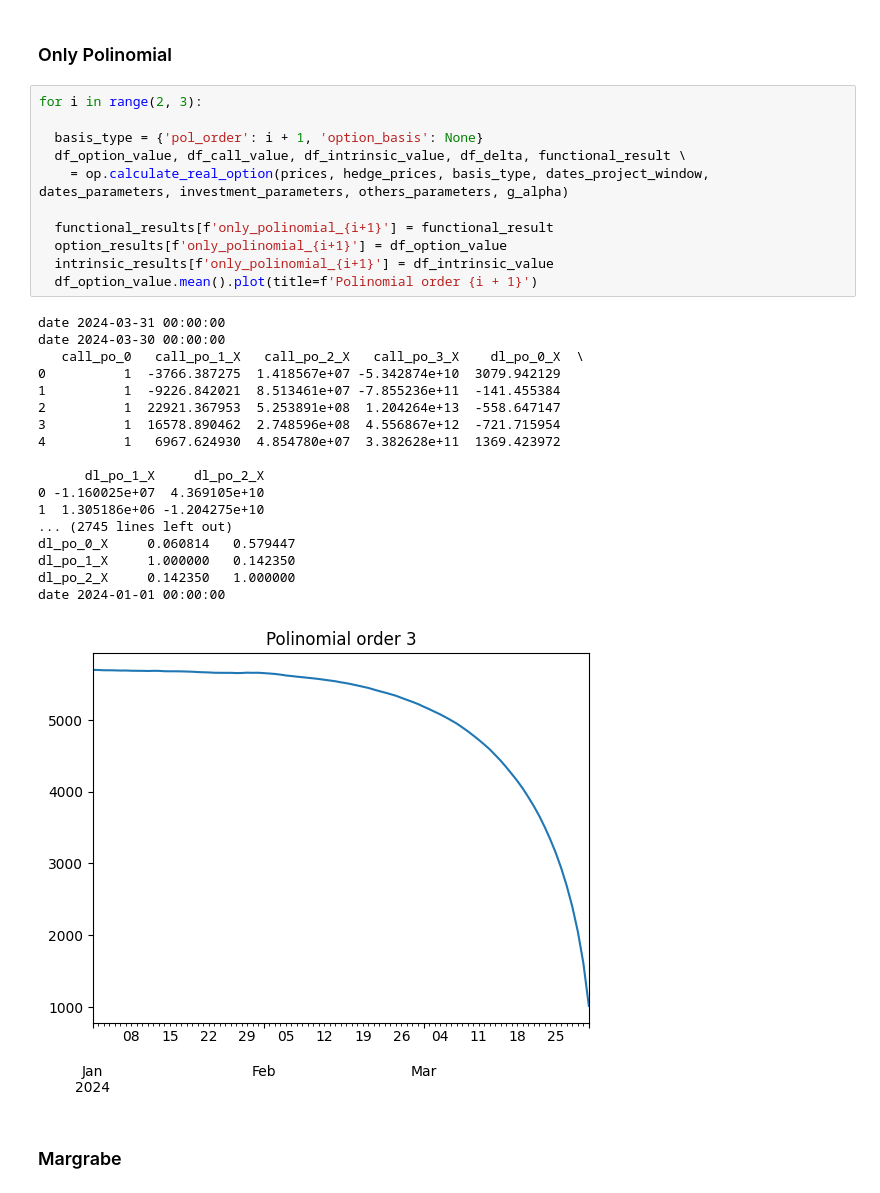
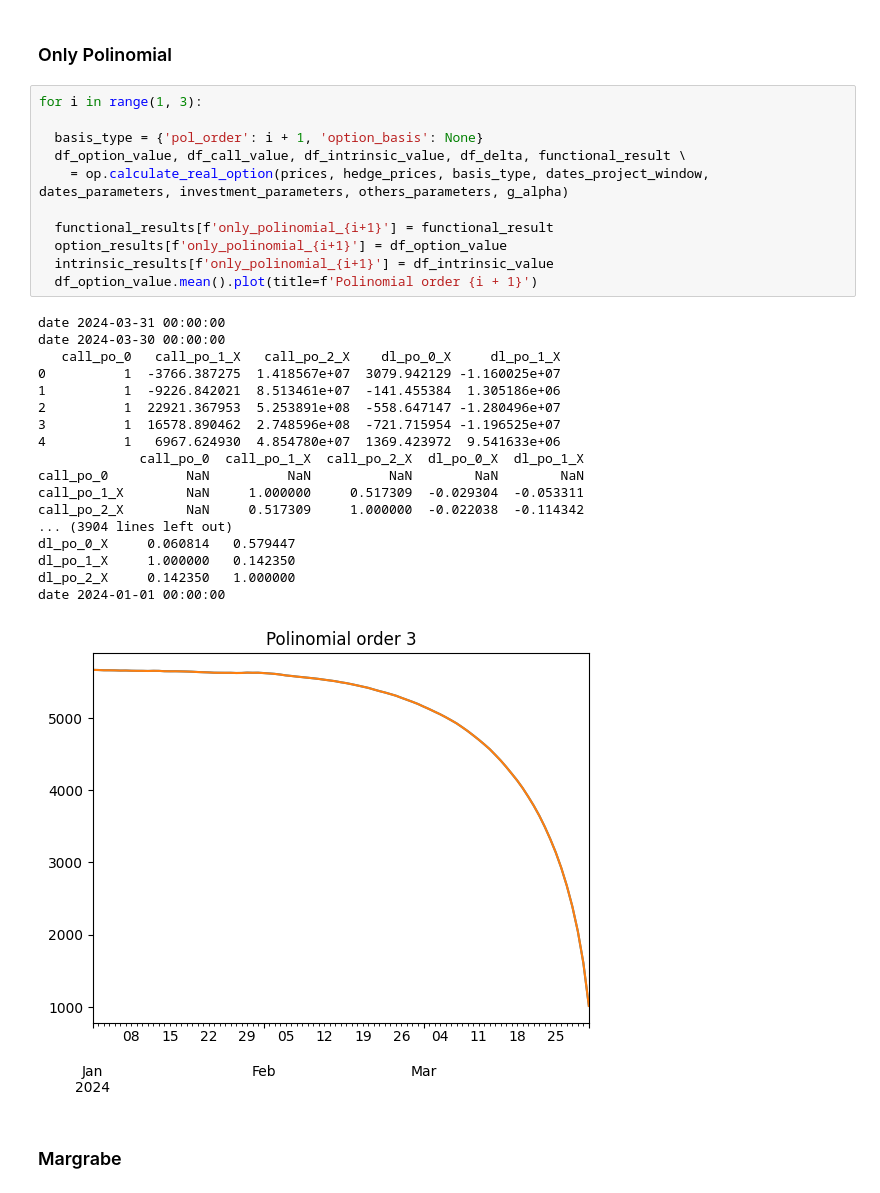
Before and after one commit to amacias-afma/montecarlohedge, a Jupyter notebook: main.ipynb, the cells around one changed output. Drawn from its saved outputs; the diff is of its cells as text.

```diff
--- a/main.ipynb
+++ b/main.ipynb
@@ -245,35 +245,35 @@ intrinsic_results = {}
 # %% [markdown]
 ### Only Polinomial
 # %%
-for i in range(2, 3):
+for i in range(1, 3):
 
   basis_type = {'pol_order': i + 1, 'option_basis': None}
   df_option_value, df_call_value, df_intrinsic_value, df_delta, functional_result \
     = op.calculate_real_option(prices, hedge_prices, basis_type, dates_project_window, dates_parameters, investment_parameters, others_parameters, g_alpha)
 
   functional_results[f'only_polinomial_{i+1}'] = functional_result
   option_results[f'only_polinomial_{i+1}'] = df_option_value
   intrinsic_results[f'only_polinomial_{i+1}'] = df_intrinsic_value
   df_option_value.mean().plot(title=f'Polinomial order {i + 1}')
 # %% [output]
 date 2024-03-31 00:00:00
 date 2024-03-30 00:00:00
-   call_po_0   call_po_1_X   call_po_2_X   call_po_3_X    dl_po_0_X  \
-0          1  -3766.387275  1.418567e+07 -5.342874e+10  3079.942129
-1          1  -9226.842021  8.513461e+07 -7.855236e+11  -141.455384
-2          1  22921.367953  5.253891e+08  1.204264e+13  -558.647147
-3          1  16578.890462  2.748596e+08  4.556867e+12  -721.715954
-4          1   6967.624930  4.854780e+07  3.382628e+11  1369.423972
-
-      dl_po_1_X     dl_po_2_X
-0 -1.160025e+07  4.369105e+10
-1  1.305186e+06 -1.204275e+10
-... (2745 lines left out)
+   call_po_0   call_po_1_X   call_po_2_X    dl_po_0_X     dl_po_1_X
+0          1  -3766.387275  1.418567e+07  3079.942129 -1.160025e+07
+1          1  -9226.842021  8.513461e+07  -141.455384  1.305186e+06
+2          1  22921.367953  5.253891e+08  -558.647147 -1.280496e+07
+3          1  16578.890462  2.748596e+08  -721.715954 -1.196525e+07
+4          1   6967.624930  4.854780e+07  1369.423972  9.541633e+06
+             call_po_0  call_po_1_X  call_po_2_X  dl_po_0_X  dl_po_1_X
+call_po_0          NaN          NaN          NaN        NaN        NaN
+call_po_1_X        NaN     1.000000     0.517309  -0.029304  -0.053311
+call_po_2_X        NaN     0.517309     1.000000  -0.022038  -0.114342
+... (3904 lines left out)
 dl_po_0_X     0.060814   0.579447
 dl_po_1_X     1.000000   0.142350
 dl_po_2_X     0.142350   1.000000
 date 2024-01-01 00:00:00
-[figure, old version]
+[figure, new version]
 # %% [markdown]
 ### Margrabe
 # %%
```
Also changed, not shown: parts of 8 cells of this notebook, 3 other files.
